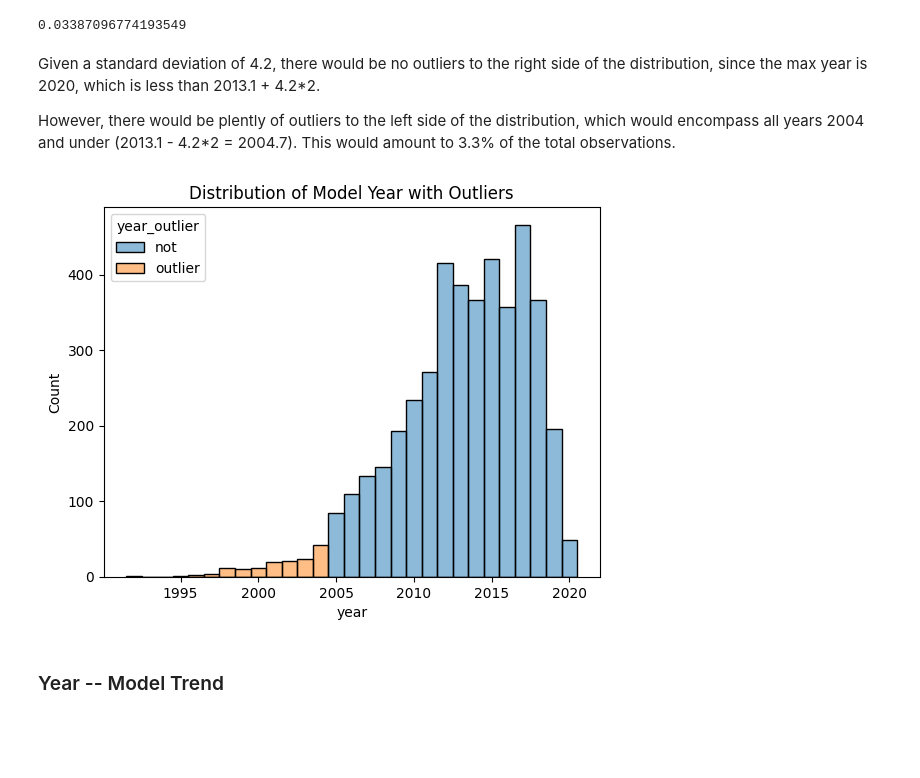
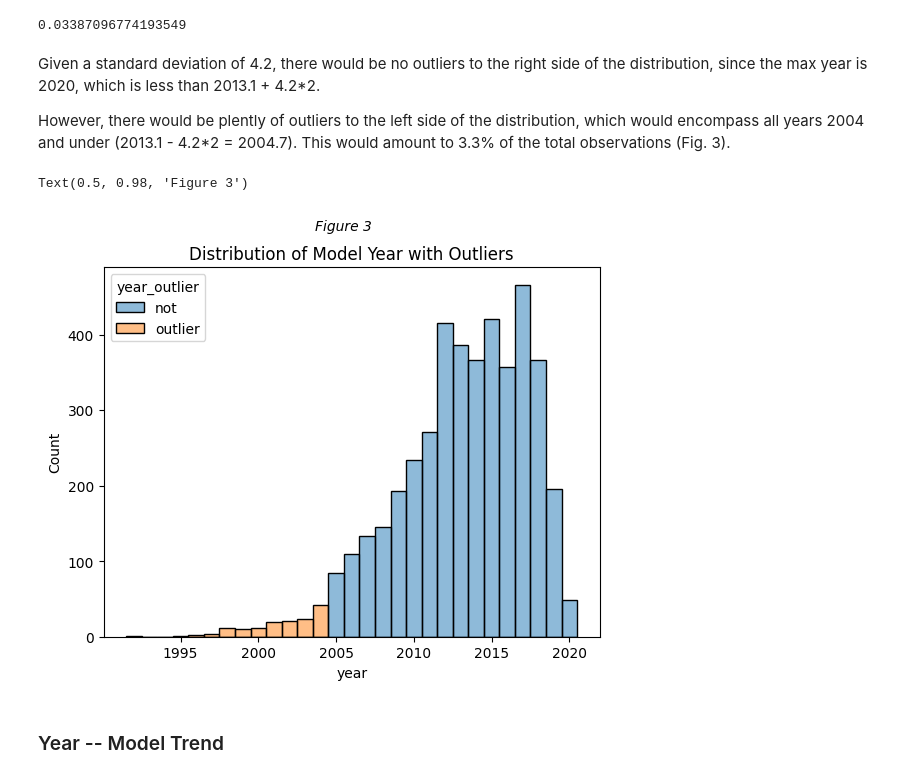
Before and after one commit to leoflewis/631-project-2, a Jupyter notebook: Project-Notebook.ipynb, the cells around one changed output. Cells and saved outputs as stored; diff of their text form; code cells hidden in the pictures; blank space fills up the shorter version.

```diff
--- a/Project-Notebook.ipynb
+++ b/Project-Notebook.ipynb
@@ -183,13 +191,15 @@ df[(df["year"] <= 2004)].shape[0] / df.shape[0]
 # %% [markdown]
 Given a standard deviation of 4.2, there would be no outliers to the right side of the distribution, since the max year is 2020, which is less than 2013.1 + 4.2*2.
 
-However, there would be plently of outliers to the left side of the distribution, which would encompass all years 2004 and under (2013.1 - 4.2*2 = 2004.7). This would amount to 3.3% of the total observations.
+However, there would be plently of outliers to the left side of the distribution, which would encompass all years 2004 and under (2013.1 - 4.2*2 = 2004.7). This would amount to 3.3% of the total observations (Fig. 3).
 # %%
 df["year_outlier"] = (df["year"] <= 2004).map({True: "outlier",False: "not"})
 p = sns.histplot(data=df,x="year",binwidth=1, binrange=(1991.5,2020.5), hue = "year_outlier")
 trash = p.set_title("Distribution of Model Year with Outliers")
+plt.suptitle("Figure 3", style = 'italic', size=10)
 # %% [output]
+Text(0.5, 0.98, 'Figure 3')
-[figure, old version]
+[figure, new version]
 # %% [markdown]
 ### Year -- Model Trend
 # %%
```
Also changed, not shown: parts of 76 cells of this notebook, 1 other file.
